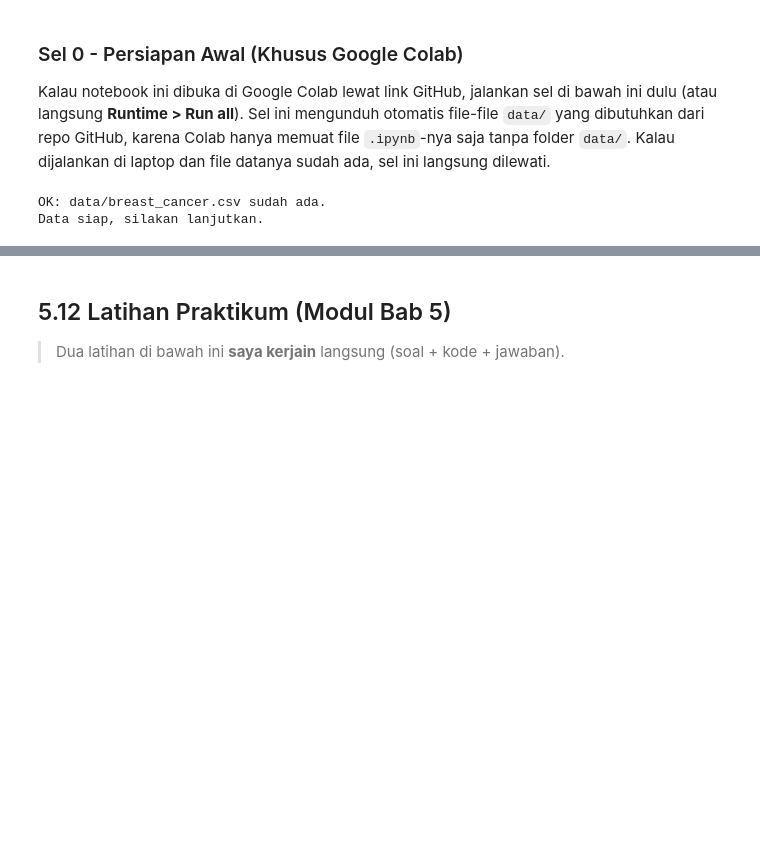
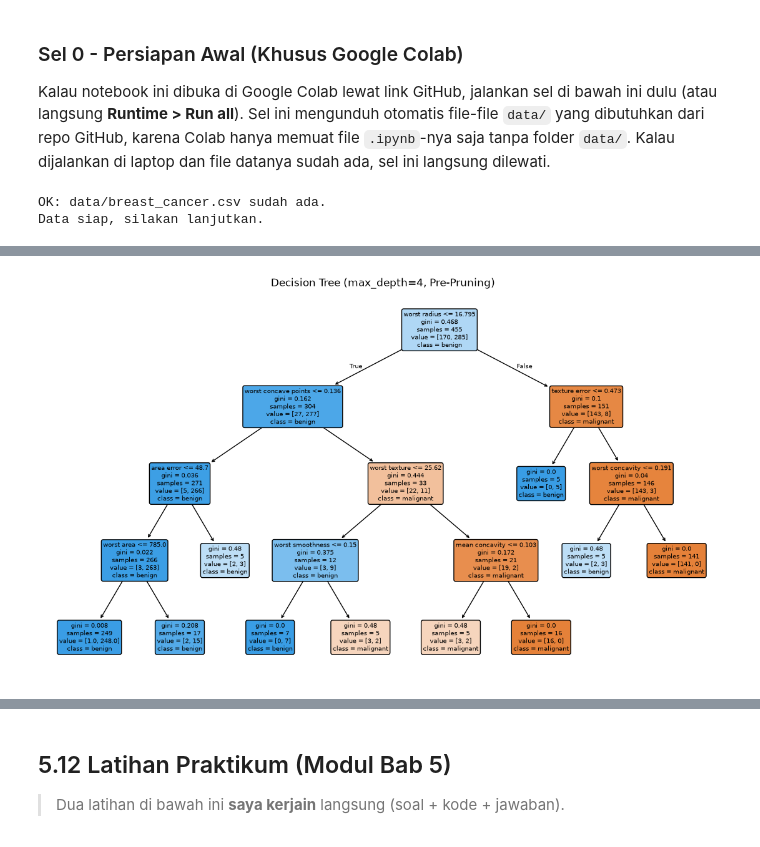
Before and after one commit to dandienter/praktikumML, a Jupyter notebook: bab-05-decision-tree-pruning/praktikum-bab-05.ipynb, the cells around one changed output, grey strips where cells are left out. Saved outputs shown, nothing was run; the diff lists cells and outputs as text; code cells hidden in the pictures; blank space fills up the shorter version.

```diff
--- a/bab-05-decision-tree-pruning/praktikum-bab-05.ipynb
+++ b/bab-05-decision-tree-pruning/praktikum-bab-05.ipynb
@@ -55,0 +74,5 @@ Data siap, silakan lanjutkan.
+# %%
+data = load_breast_cancer(as_frame=True)
+X, y = data.data, data.target
+print("Ukuran data:", X.shape)
+print("Distribusi kelas:", np.bincount(y))
@@ -55,0 +85,3 @@ Data siap, silakan lanjutkan.
+# %%
+X_train, X_test, y_train, y_test = train_test_split(X, y,
+    test_size=0.2, random_state=42, stratify=y)
@@ -55,0 +97,17 @@ Data siap, silakan lanjutkan.
+# %%
+# Model tanpa pruning (tumbuh penuh)
+tree_full = DecisionTreeClassifier(random_state=42)
+tree_full.fit(X_train, y_train)
+
+# Model dengan pre-pruning
+tree_pruned = DecisionTreeClassifier(max_depth=4,
+    min_samples_leaf=5, random_state=42)
+tree_pruned.fit(X_train, y_train)
+
+# Model dengan post-pruning (Cost Complexity Pruning)
+path = tree_full.cost_complexity_pruning_path(X_train, y_train)
+ccp_alpha_terpilih = path.ccp_alphas[len(path.ccp_alphas)//2]  # contoh pemilihan alpha
+print("ccp_alpha terpilih:", ccp_alpha_terpilih)
+tree_ccp = DecisionTreeClassifier(ccp_alpha=ccp_alpha_terpilih,
+    random_state=42)
+tree_ccp.fit(X_train, y_train)
@@ -55,0 +149,9 @@ Data siap, silakan lanjutkan.
+# %%
+plt.figure(figsize=(14,8))
+plot_tree(tree_pruned, feature_names=data.feature_names,
+    class_names=data.target_names, filled=True, rounded=True,
+    fontsize=7)
+plt.title("Decision Tree (max_depth=4, Pre-Pruning)")
+plt.show()
+# %% [output]
+[figure, added]
```
Also changed, not shown: parts of 12 cells of this notebook.
